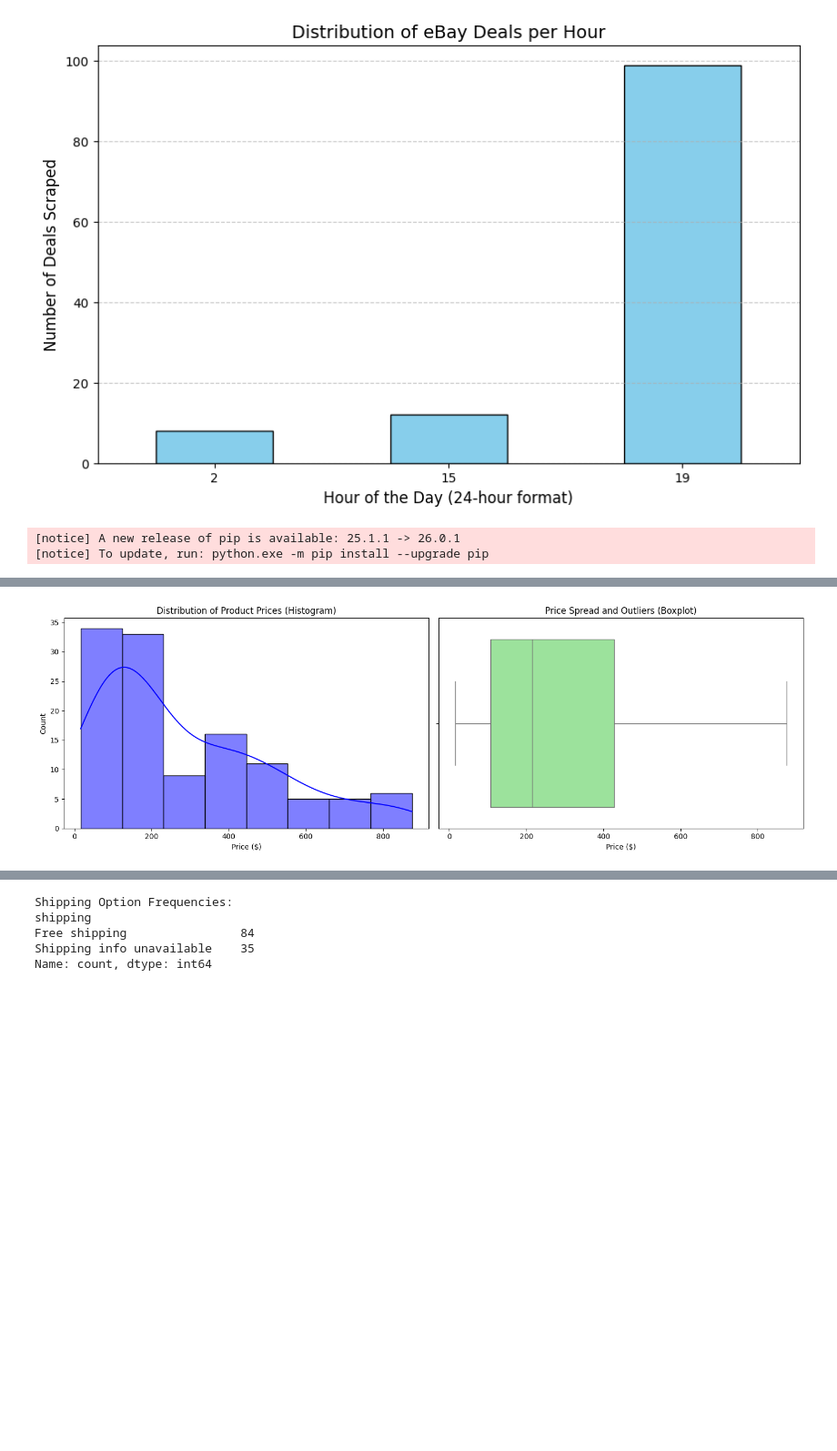
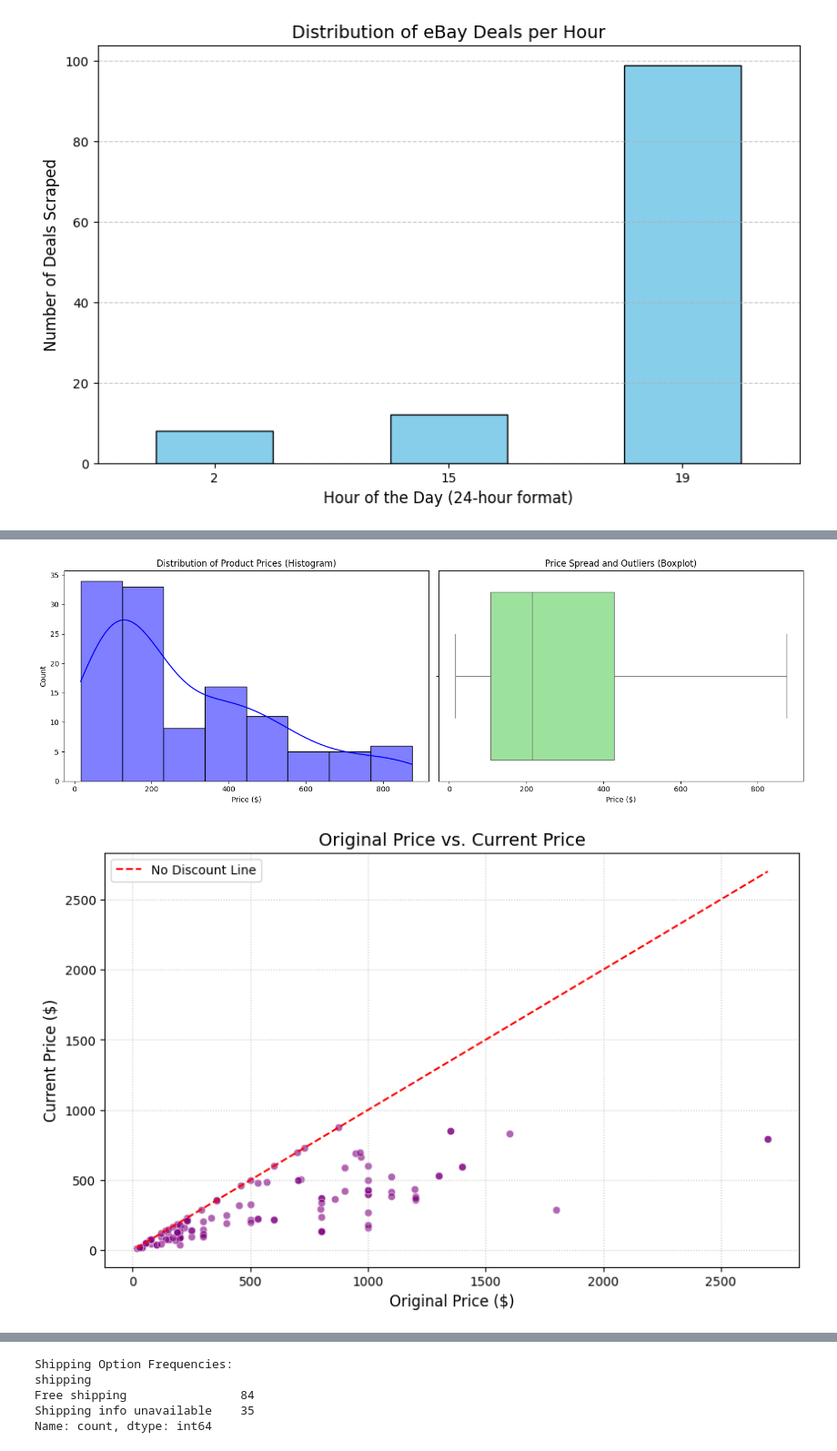
Before and after one commit to rawanb8/ebay_scraper, a Jupyter notebook: EDA.ipynb, the cells around one changed output, grey strips where cells are left out. Shown at 91% size. Drawn from its saved outputs; the diff is of its cells as text; code cells hidden in the pictures; blank space fills up the shorter version.

```diff
--- a/EDA.ipynb
+++ b/EDA.ipynb
@@ -48,20 +48,18 @@ Note: you may need to restart the kernel to use updated packages.
 [figure]
 # %%
 # 2. Price and Discount Analysis
-%pip install seaborn
 import seaborn as sns
 import matplotlib.pyplot as plt
 
-#create a figure with 2 subplots side by side
+# histogram
 plt.figure(figsize=(15, 5))
 
-#histogram
 plt.subplot(1, 2, 1)
 sns.histplot(df['price'], kde=True, color='blue')
 plt.title('Distribution of Product Prices (Histogram)')
 plt.xlabel('Price ($)')
 
-#bozplot
+# Boxplot
 plt.subplot(1, 2, 2)
 sns.boxplot(x=df['price'], color='lightgreen')
 plt.title('Price Spread and Outliers (Boxplot)')
@@ -69,6 +67,30 @@ plt.xlabel('Price ($)')
 
 plt.tight_layout()
 plt.show()
+
+# scatter plot
+plt.figure(figsize=(10, 6))
+sns.scatterplot(data=df, x='original_price', y='price', alpha=0.6, color='purple')
+
+# Reference line
+line_coords = [df['price'].min(), df['original_price'].max()]
+plt.plot(line_coords, line_coords, color='red', linestyle='--', label='No Discount Line')
+
+plt.title('Original Price vs. Current Price', fontsize=14)
+plt.xlabel('Original Price ($)', fontsize=12)
+plt.ylabel('Current Price ($)', fontsize=12)
+plt.legend()
+plt.grid(True, linestyle=':', alpha=0.7)
+plt.show()
+
+# histo discount variation
+plt.figure(figsize=(10, 6))
+sns.histplot(df['discount_percentage'], bins=15, color='orange', edgecolor='black')
+
+plt.title('Analysis of Discount Variation (Percentage)', fontsize=14)
+plt.xlabel('Discount Percentage (%)', fontsize=12)
+plt.ylabel('Number of Products', fontsize=12)
+plt.grid(axis='y', linestyle='--', alpha=0.6)
+
+plt.show()
 # %% [output]
-[notice] A new release of pip is available: 25.1.1 -> 26.0.1
-[notice] To update, run: python.exe -m pip install --upgrade pip
@@ -94 +97,2 @@ Note: you may need to restart the kernel to use updated packages.
 [figure]
+[figure, added]
```
Also changed, not shown: parts of 1 cell of this notebook, 1 other file.
